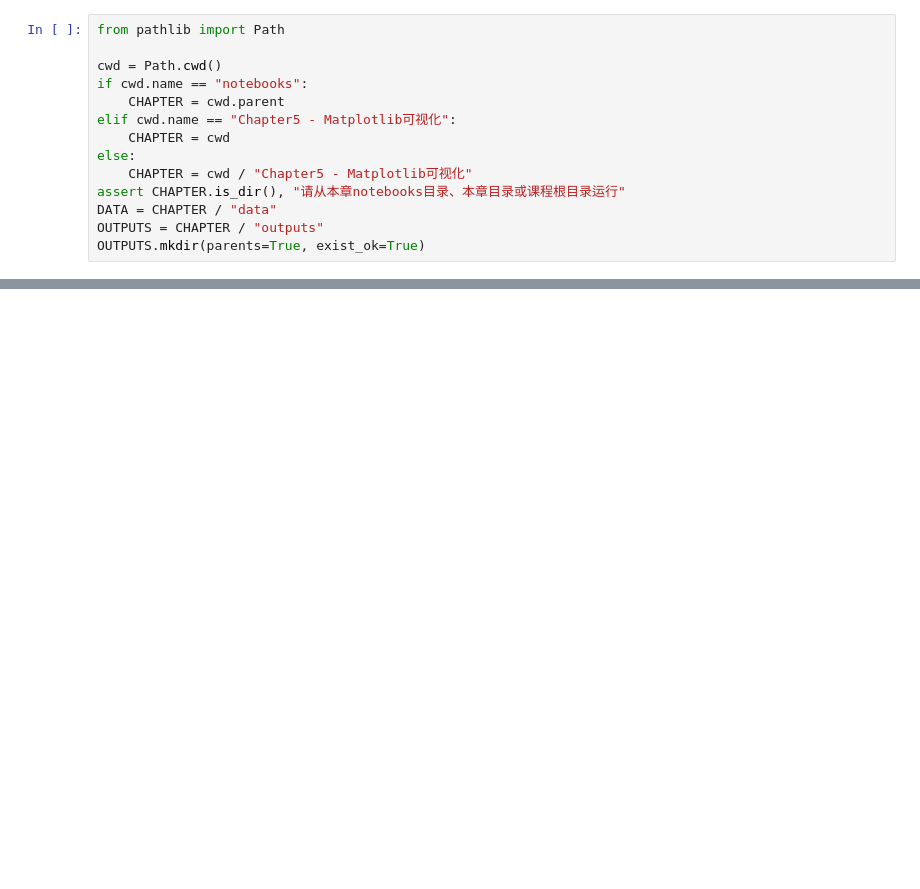
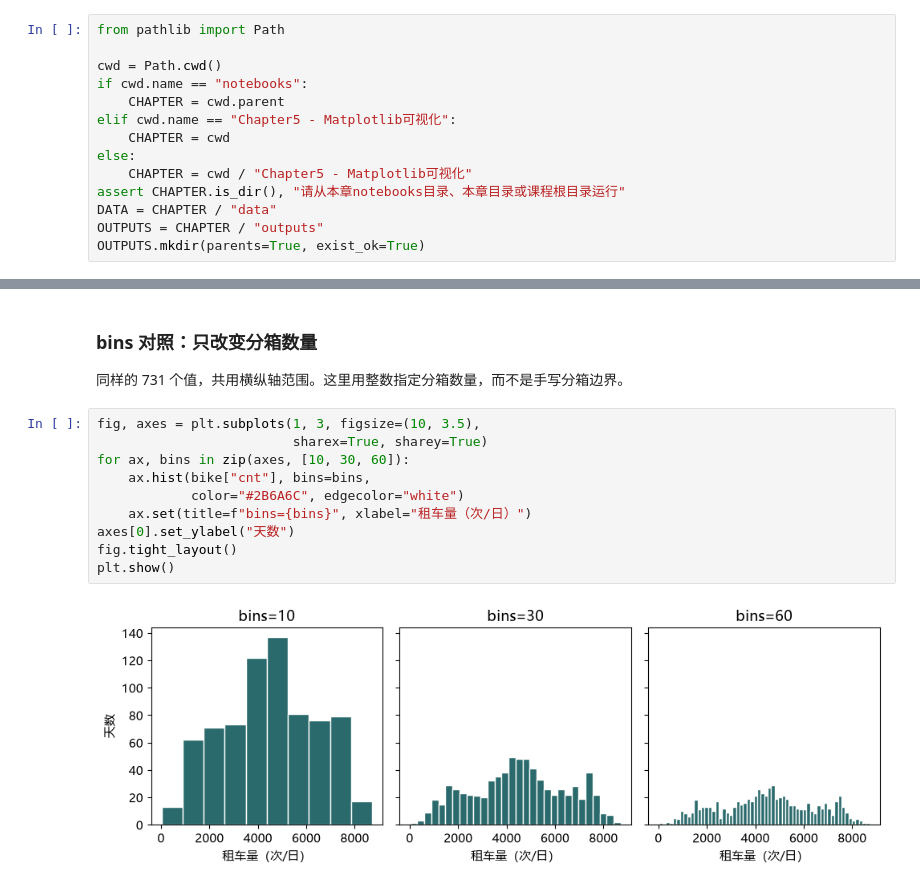
Before and after one commit to aiqfin/python-for-finance, a Jupyter notebook: Chapter5 - Matplotlib可视化/notebooks/05_Visualization.ipynb, the cells around one changed output, grey strips where cells are left out. Saved outputs shown, nothing was run; the diff lists cells and outputs as text; blank space fills up the shorter version.

```diff
--- a/Chapter5 - Matplotlib可视化/notebooks/05_Visualization.ipynb
+++ b/Chapter5 - Matplotlib可视化/notebooks/05_Visualization.ipynb
@@ -379,0 +116,16 @@ ax.legend()
+# %% [markdown]
+### bins 对照：只改变分箱数量
+
+同样的 731 个值，共用横纵轴范围。这里用整数指定分箱数量，而不是手写分箱边界。
+# %%
+fig, axes = plt.subplots(1, 3, figsize=(10, 3.5),
+                         sharex=True, sharey=True)
+for ax, bins in zip(axes, [10, 30, 60]):
+    ax.hist(bike["cnt"], bins=bins,
+            color="#2B6A6C", edgecolor="white")
+    ax.set(title=f"bins={bins}", xlabel="租车量（次/日）")
+axes[0].set_ylabel("天数")
+fig.tight_layout()
+plt.show()
+# %% [output]
+[figure, added]
```
Also changed, not shown: parts of 117 cells of this notebook, 24 other files.
